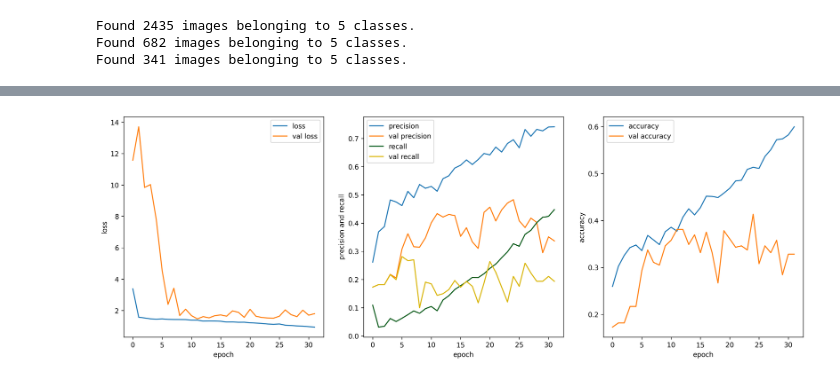
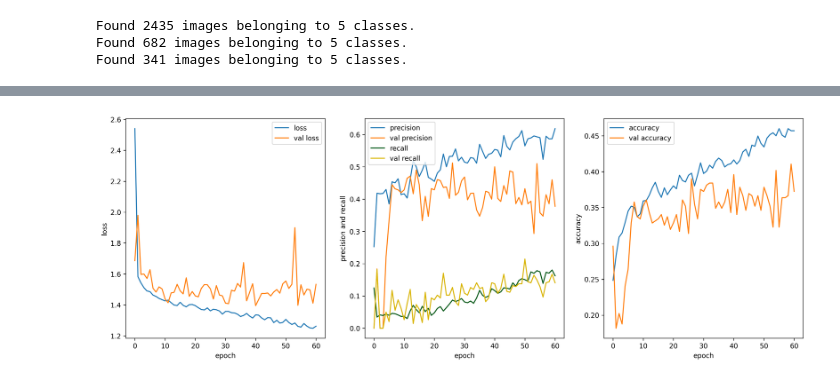
Before and after one commit to ashen007/Identify-Diseases-in-Crops-leaf, a Jupyter notebook: models/cassava_model_VGGNet_exp.ipynb, the cells around one changed output, grey strips where cells are left out. Saved outputs shown, nothing was run; the diff lists cells and outputs as text; code cells hidden in the pictures.

```diff
--- a/models/cassava_model_VGGNet_exp.ipynb
+++ b/models/cassava_model_VGGNet_exp.ipynb
@@ -21,7 +21,12 @@ test_dir = '../data/image data/test/Cassava'
 val_dir = '../data/image data/validation/Cassava'
 # %%
 # data generators
-train_generator = ImageDataGenerator(rescale=1. / 255)
+train_generator = ImageDataGenerator(rescale=1. / 255,
+                                     rotation_range=20,
+                                     height_shift_range=0.1,
+                                     width_shift_range=0.1,
+                                     horizontal_flip=True,
+                                     vertical_flip=True)
 test_generator = ImageDataGenerator(rescale=1. / 255)
 val_generator = ImageDataGenerator(rescale=1. / 255)
 
@@ -117,18 +138,18 @@ reduce_lr = ReduceLROnPlateau(monitor='val_loss',
                               factor=0.1,
                               patience=20)
 
-best_checkpoint = ModelCheckpoint(filepath='checkpoints/cassava_VGGNet_1.hdf5',
+best_checkpoint = ModelCheckpoint(filepath='checkpoints/cassava_VGGNet_2.hdf5',
                                   monitor='val_loss',
                                   save_best_only=True)
 # %%
-cassava_model.compile(optimizer=Adam(),
+cassava_model.compile(optimizer=Adam(decay=1e-3),
                       loss=categorical_crossentropy,
-                      metrics=[Recall(), Precision(), 'accuracy'])
+                      metrics=['accuracy', Recall(), Precision()])
 # %%
 cassava_history = cassava_model.fit(train_data,
                                     batch_size=32,
                                     epochs=500,
-                                    callbacks=[early_stop, reduce_lr, best_checkpoint],
+                                    callbacks=[early_stop, best_checkpoint],
                                     validation_data=val_data)
 # %% [output]
 Epoch 1/500
@@ -151,23 +172,23 @@ Epoch 32/500
 # %%
 figure, axes = plt.subplots(nrows=1, ncols=3, figsize=[18, 6], dpi=300)
 axes = axes.ravel()
 epochs = list(range(len(cassava_history.history['loss'])))
 
 sns.lineplot(x=epochs, y=cassava_history.history['loss'], ax=axes[0], label='loss')
 sns.lineplot(x=epochs, y=cassava_history.history['val_loss'], ax=axes[0], label='val loss')
-sns.lineplot(x=epochs, y=cassava_history.history['precision_2'], ax=axes[1], label='precision')
-sns.lineplot(x=epochs, y=cassava_history.history['val_precision_2'], ax=axes[1], label='val precision')
-sns.lineplot(x=epochs, y=cassava_history.history['recall_2'], color='#025918', ax=axes[1], label='recall')
-sns.lineplot(x=epochs, y=cassava_history.history['val_recall_2'], color='#D9B504', ax=axes[1], label='val recall')
+sns.lineplot(x=epochs, y=cassava_history.history['precision'], ax=axes[1], label='precision')
+sns.lineplot(x=epochs, y=cassava_history.history['val_precision'], ax=axes[1], label='val precision')
+sns.lineplot(x=epochs, y=cassava_history.history['recall'], color='#025918', ax=axes[1], label='recall')
+sns.lineplot(x=epochs, y=cassava_history.history['val_recall'], color='#D9B504', ax=axes[1], label='val recall')
 sns.lineplot(x=epochs, y=cassava_history.history['accuracy'], ax=axes[2], label='accuracy')
 sns.lineplot(x=epochs, y=cassava_history.history['val_accuracy'], ax=axes[2], label='val accuracy')
 axes[0].set_xlabel('epoch')
 axes[0].set_ylabel('loss')
 axes[1].set_xlabel('epoch')
 axes[1].set_ylabel('precision and recall')
 axes[2].set_xlabel('epoch')
 axes[2].set_ylabel('accuracy')
 plt.savefig('VGGNet_base_conv_train_history_cassava_2.png')
 plt.show()
 # %% [output]
-[figure, old version]
+[figure, new version]
```
Also changed, not shown: parts of 3 cells of this notebook, 5 other files.
